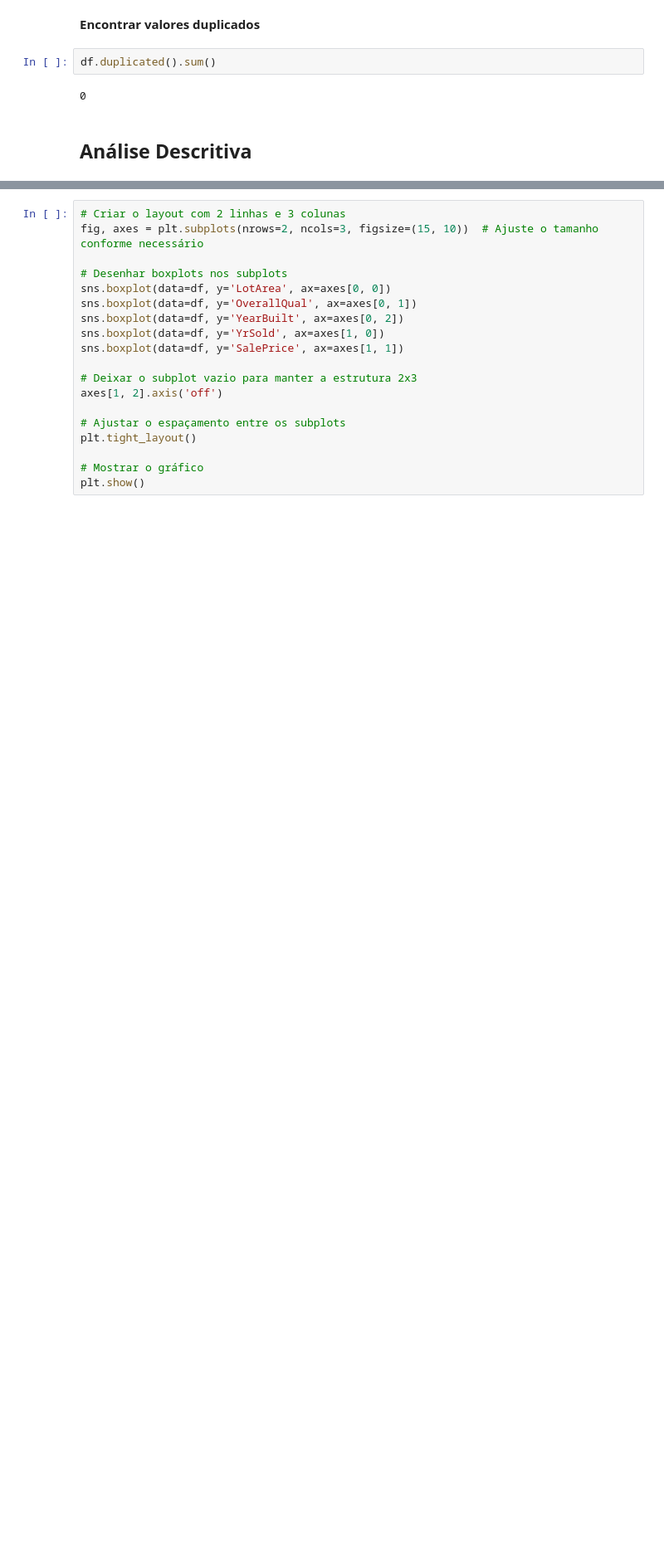
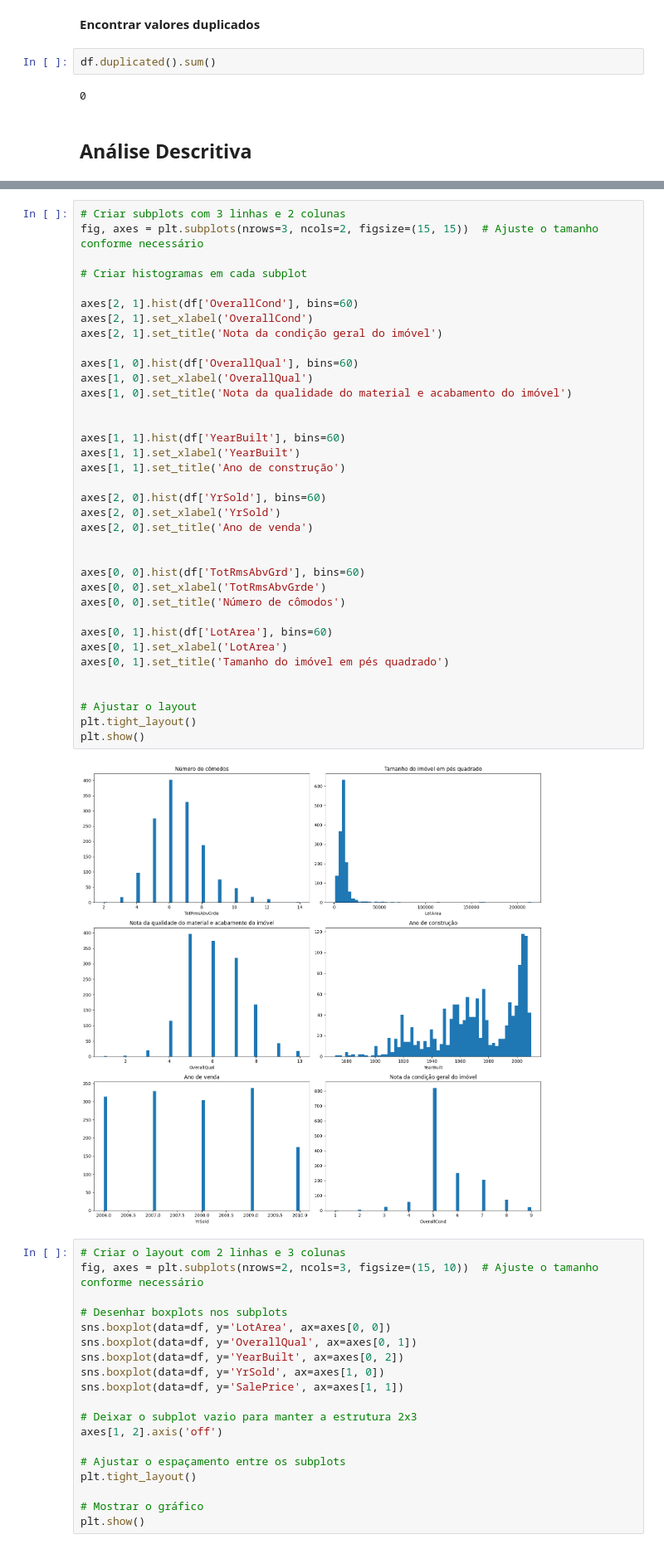
Before and after one commit to alearauj/mentoriabv, a Jupyter notebook: Mentoria_BV_Análise_de_dados.ipynb, the cells around one changed output, grey strips where cells are left out. Shown at 83% size. Cells and saved outputs as stored; diff of their text form; blank space fills up the shorter version.

```diff
--- a/Mentoria_BV_Análise_de_dados.ipynb
+++ b/Mentoria_BV_Análise_de_dados.ipynb
@@ -225,3 +258,41 @@ df.describe()
+# %%
+# Criar subplots com 3 linhas e 2 colunas
+fig, axes = plt.subplots(nrows=3, ncols=2, figsize=(15, 15))  # Ajuste o tamanho conforme necessário
+
+# Criar histogramas em cada subplot
+
+axes[2, 1].hist(df['OverallCond'], bins=60)
+axes[2, 1].set_xlabel('OverallCond')
+axes[2, 1].set_title('Nota da condição geral do imóvel')
+
+axes[1, 0].hist(df['OverallQual'], bins=60)
+axes[1, 0].set_xlabel('OverallQual')
+axes[1, 0].set_title('Nota da qualidade do material e acabamento do imóvel')
+
+
+axes[1, 1].hist(df['YearBuilt'], bins=60)
+axes[1, 1].set_xlabel('YearBuilt')
+axes[1, 1].set_title('Ano de construção')
+
+axes[2, 0].hist(df['YrSold'], bins=60)
+axes[2, 0].set_xlabel('YrSold')
+axes[2, 0].set_title('Ano de venda')
+
+
+axes[0, 0].hist(df['TotRmsAbvGrd'], bins=60)
+axes[0, 0].set_xlabel('TotRmsAbvGrde')
+axes[0, 0].set_title('Número de cômodos')
+
+axes[0, 1].hist(df['LotArea'], bins=60)
+axes[0, 1].set_xlabel('LotArea')
+axes[0, 1].set_title('Tamanho do imóvel em pés quadrado')
+
+
+# Ajustar o layout
+plt.tight_layout()
+plt.show()
+# %% [output]
+[figure, added]
 # %%
 # Criar o layout com 2 linhas e 3 colunas
 fig, axes = plt.subplots(nrows=2, ncols=3, figsize=(15, 10))  # Ajuste o tamanho conforme necessário
```
Also changed, not shown: parts of 2 cells of this notebook.
